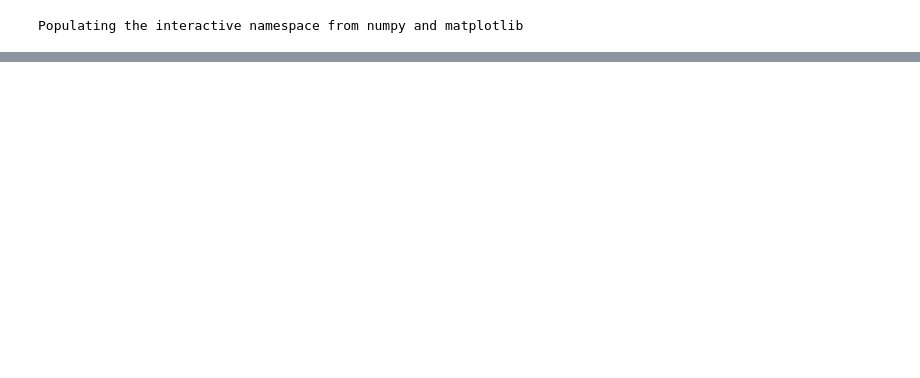
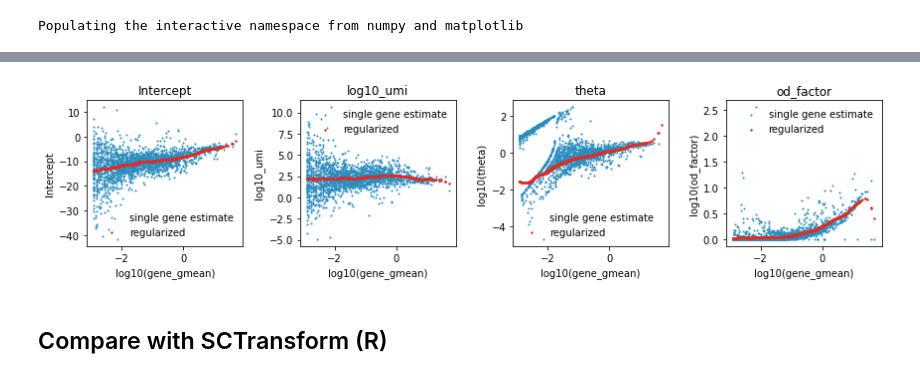
Before and after one commit to saketkc/pySCTransform, a Jupyter notebook: notebooks/demo.ipynb, the cells around one changed output, grey strips where cells are left out. Saved outputs shown, nothing was run; the diff lists cells and outputs as text; code cells hidden in the pictures; blank space fills up the shorter version.

```diff
--- a/notebooks/demo.ipynb
+++ b/notebooks/demo.ipynb
@@ -44,0 +100,14 @@ pbmc3k = sc.read_h5ad("./pysct_test_data/pbmc3k.h5ad")
+# %%
+# Input to vst function is gene x cell sparse matrix
+# method='theta_ml' requires only Python
+vst_out_3k = vst(
+    pbmc3k.X.T,
+    gene_names=pbmc3k.var_names.tolist(),
+    cell_names=pbmc3k.obs_names.tolist(),
+    method="theta_ml"
+)
+_ = plot_fit(vst_out_3k)
+# %% [output]
+[figure, added]
+# %% [markdown]
+## Compare with SCTransform (R)
```
Also changed, not shown: parts of 31 cells of this notebook, 3 other files.
